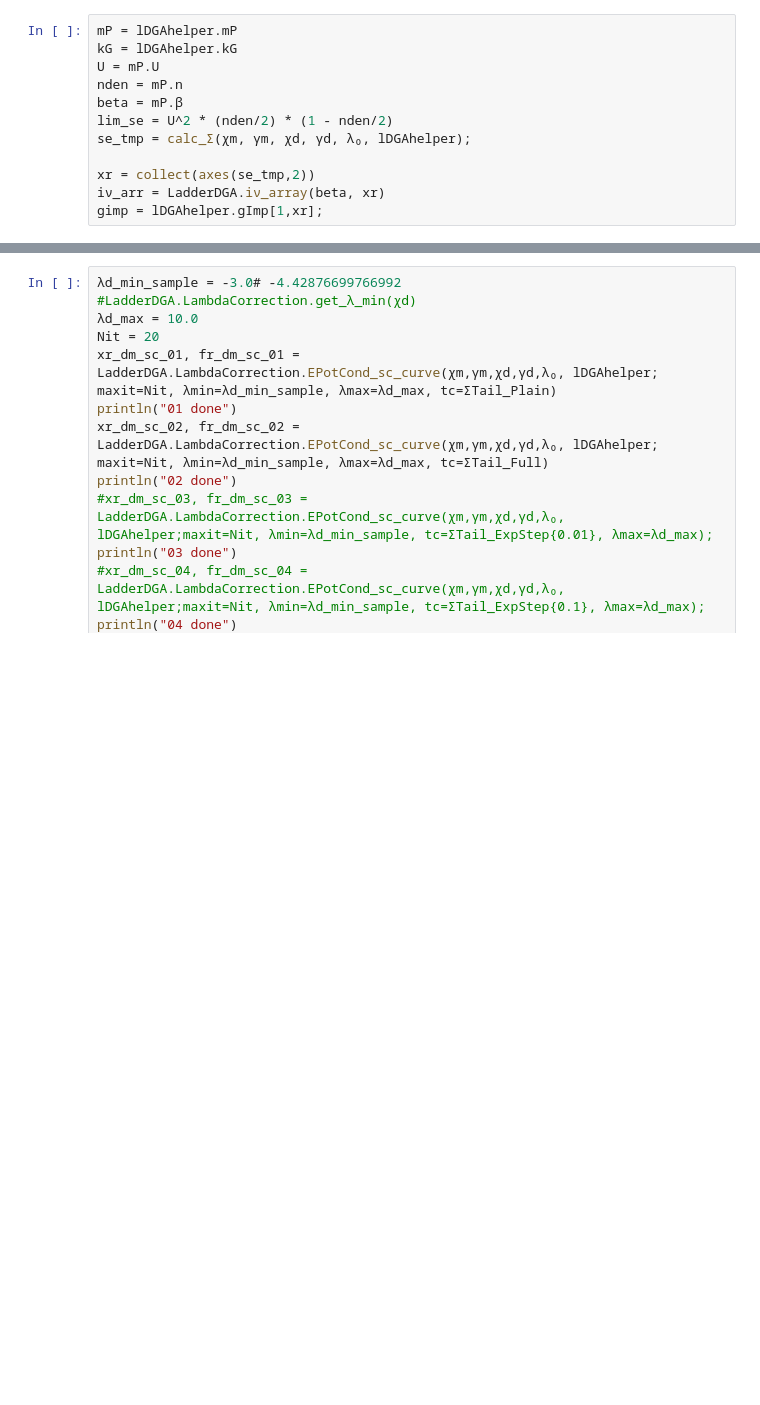
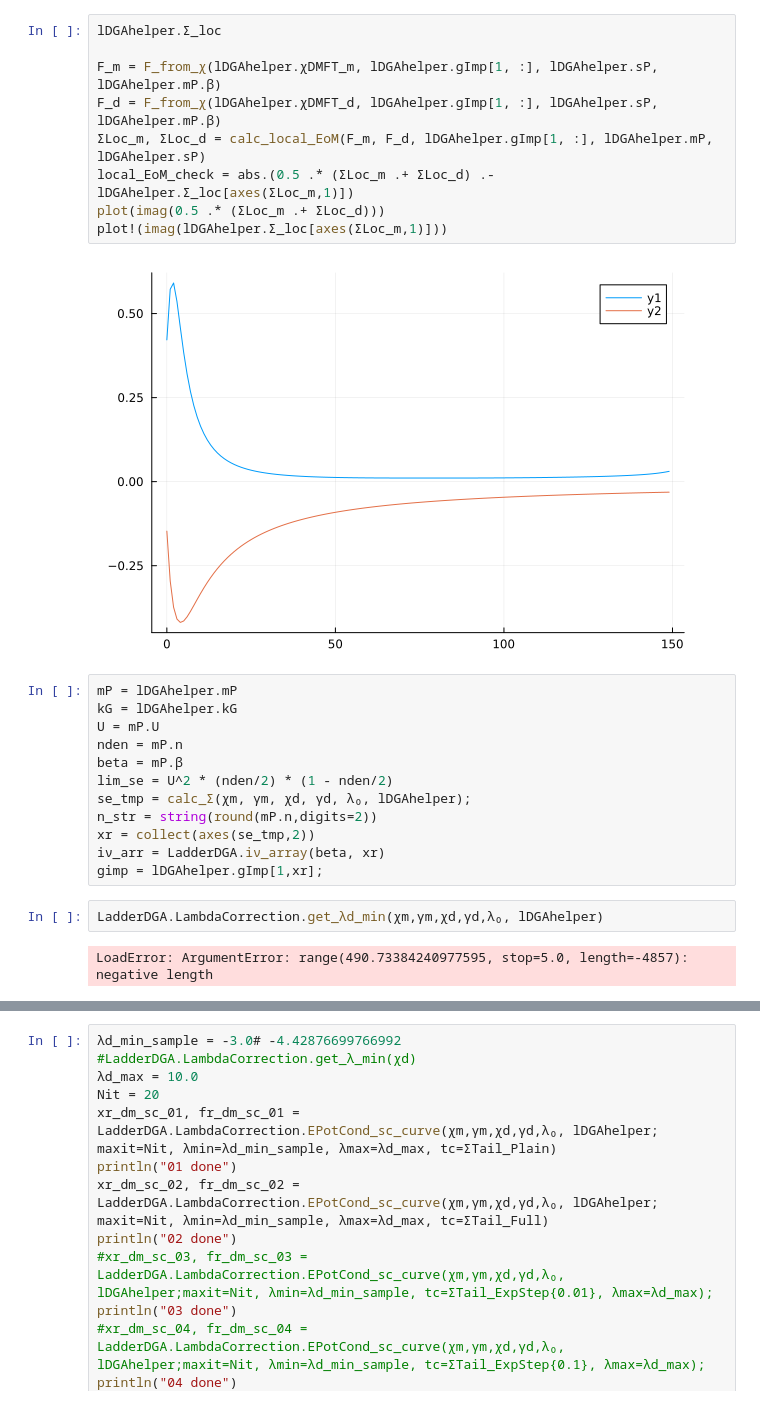
Before and after one commit to Atomtomate/LadderDGA.jl, a Jupyter notebook: notebooks/ConditionCurves.ipynb, the cells around one changed output, grey strips where cells are left out. Cells and saved outputs as stored; diff of their text form; blank space fills up the shorter version.

```diff
--- a/notebooks/ConditionCurves.ipynb
+++ b/notebooks/ConditionCurves.ipynb
@@ -9,3 +23,14 @@ using LaTeXStrings
+# %%
+lDGAhelper.Σ_loc
+
+F_m = F_from_χ(lDGAhelper.χDMFT_m, lDGAhelper.gImp[1, :], lDGAhelper.sP, lDGAhelper.mP.β)
+F_d = F_from_χ(lDGAhelper.χDMFT_d, lDGAhelper.gImp[1, :], lDGAhelper.sP, lDGAhelper.mP.β)
+ΣLoc_m, ΣLoc_d = calc_local_EoM(F_m, F_d, lDGAhelper.gImp[1, :], lDGAhelper.mP, lDGAhelper.sP)
+local_EoM_check = abs.(0.5 .* (ΣLoc_m .+ ΣLoc_d) .- lDGAhelper.Σ_loc[axes(ΣLoc_m,1)])
+plot(imag(0.5 .* (ΣLoc_m .+ ΣLoc_d)))
+plot!(imag(lDGAhelper.Σ_loc[axes(ΣLoc_m,1)]))
+# %% [output]
+[figure, added]
 # %%
 mP = lDGAhelper.mP
 kG = lDGAhelper.kG
@@ -14,7 +39,11 @@ nden = mP.n
 beta = mP.β
 lim_se = U^2 * (nden/2) * (1 - nden/2)
 se_tmp = calc_Σ(χm, γm, χd, γd, λ₀, lDGAhelper);
-
+n_str = string(round(mP.n,digits=2))
 xr = collect(axes(se_tmp,2))
 iν_arr = LadderDGA.iν_array(beta, xr)
 gimp = lDGAhelper.gImp[1,xr];
+# %%
+LadderDGA.LambdaCorrection.get_λd_min(χm,γm,χd,γd,λ₀, lDGAhelper)
+# %% [output]
+LoadError: ArgumentError: range(490.73384240977595, stop=5.0, length=-4857): negative length
```
Also changed, not shown: parts of 10 cells of this notebook, 23 other files.
